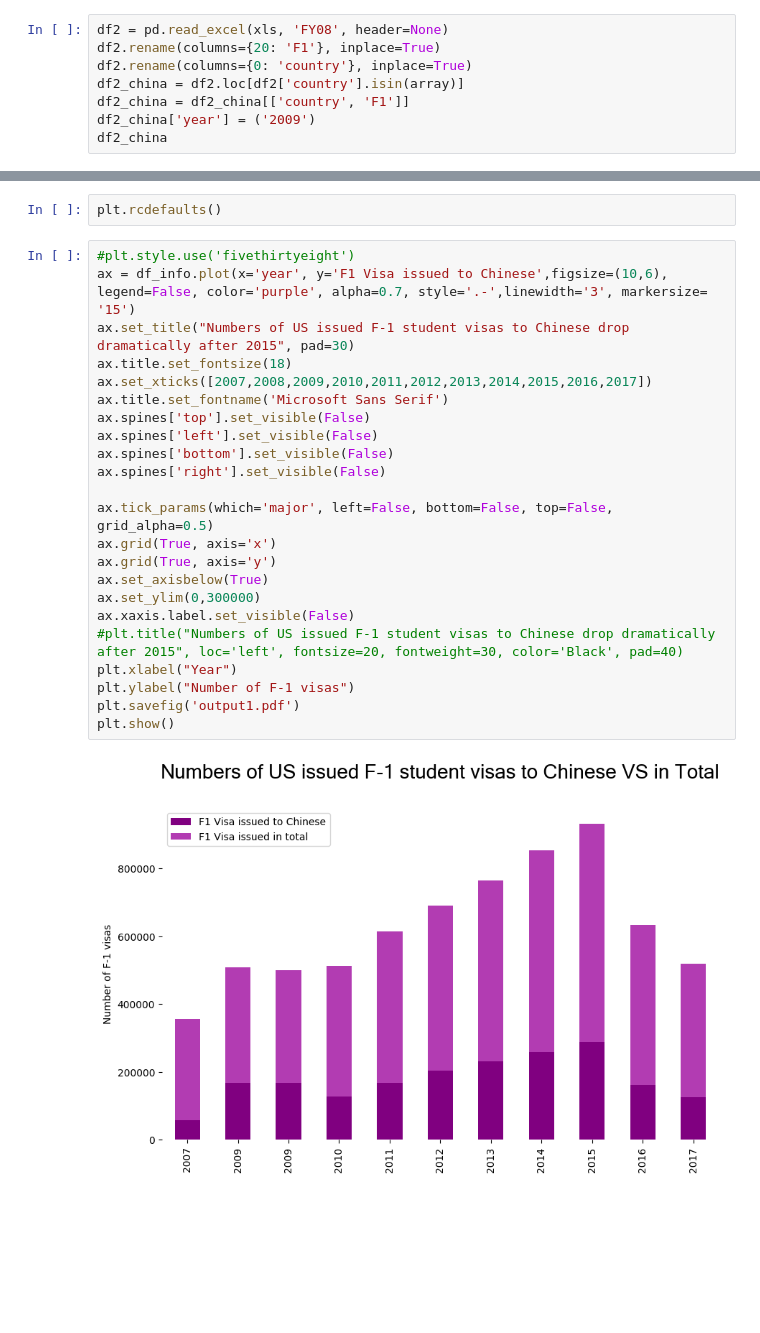
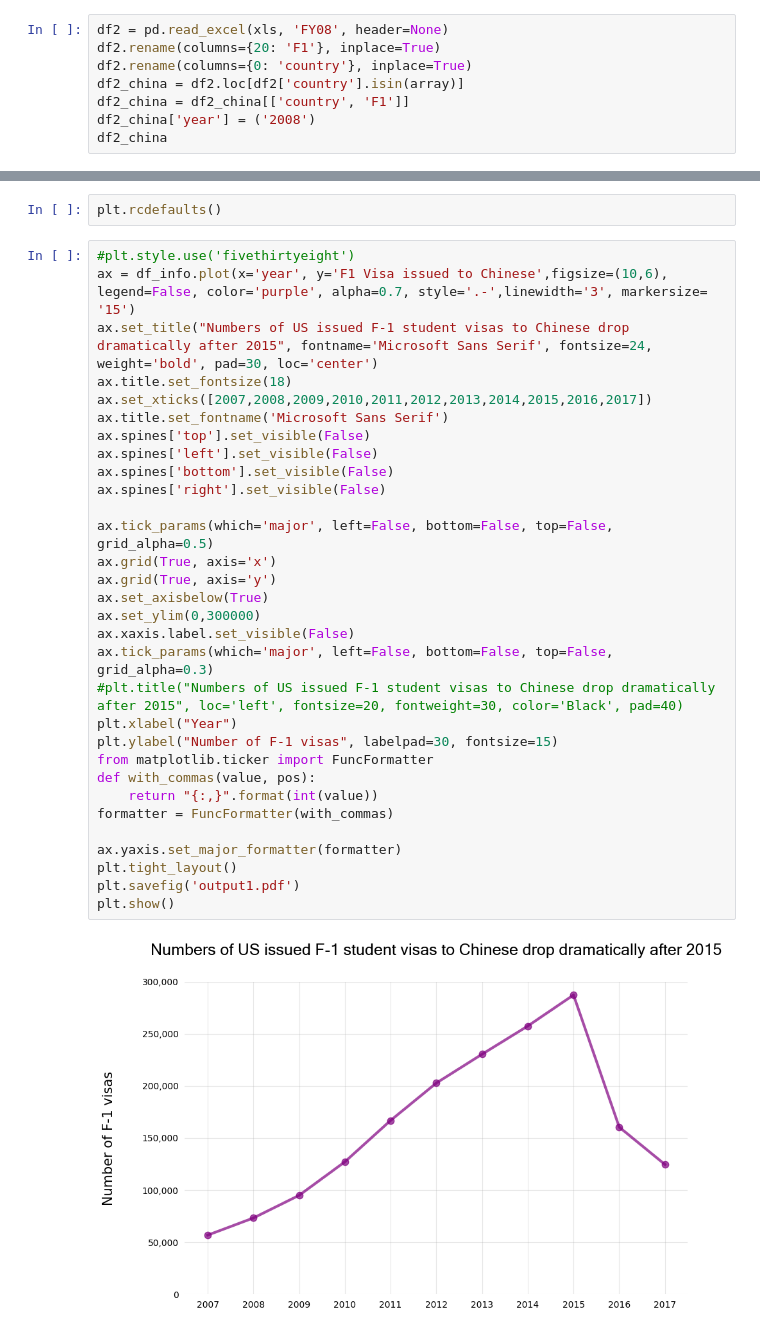
Before and after one commit to SiruiZhu/Data-Studio, a Jupyter notebook: code/01-internationalstudent/Chinese students are less in the US_Zhu.ipynb, the cells around one changed output, grey strips where cells are left out. Saved outputs shown, nothing was run; the diff lists cells and outputs as text; blank space fills up the shorter version.

```diff
--- a/code/01-internationalstudent/Chinese students are less in the US_Zhu.ipynb
+++ b/code/01-internationalstudent/Chinese students are less in the US_Zhu.ipynb
@@ -70,7 +79,7 @@ df2.rename(columns={20: 'F1'}, inplace=True)
 df2.rename(columns={0: 'country'}, inplace=True)
 df2_china = df2.loc[df2['country'].isin(array)]
 df2_china = df2_china[['country', 'F1']]
-df2_china['year'] = ('2009')
+df2_china['year'] = ('2008')
 df2_china
 # %% [output]
 |  | country | F1 | year |
@@ -323,25 +333,33 @@ plt.rcdefaults()
 # %%
 #plt.style.use('fivethirtyeight')
 ax = df_info.plot(x='year', y='F1 Visa issued to Chinese',figsize=(10,6), legend=False, color='purple', alpha=0.7, style='.-',linewidth='3', markersize= '15')
-ax.set_title("Numbers of US issued F-1 student visas to Chinese drop dramatically after 2015", pad=30)
+ax.set_title("Numbers of US issued F-1 student visas to Chinese drop dramatically after 2015", fontname='Microsoft Sans Serif', fontsize=24, weight='bold', pad=30, loc='center')
 ax.title.set_fontsize(18)
 ax.set_xticks([2007,2008,2009,2010,2011,2012,2013,2014,2015,2016,2017])
 ax.title.set_fontname('Microsoft Sans Serif')
 ax.spines['top'].set_visible(False)
 ax.spines['left'].set_visible(False)
 ax.spines['bottom'].set_visible(False)
 ax.spines['right'].set_visible(False)
 
 ax.tick_params(which='major', left=False, bottom=False, top=False, grid_alpha=0.5)
 ax.grid(True, axis='x')
 ax.grid(True, axis='y')
 ax.set_axisbelow(True)
 ax.set_ylim(0,300000)
 ax.xaxis.label.set_visible(False)
+ax.tick_params(which='major', left=False, bottom=False, top=False, grid_alpha=0.3)
 #plt.title("Numbers of US issued F-1 student visas to Chinese drop dramatically after 2015", loc='left', fontsize=20, fontweight=30, color='Black', pad=40)
 plt.xlabel("Year")
-plt.ylabel("Number of F-1 visas")
+plt.ylabel("Number of F-1 visas", labelpad=30, fontsize=15)
+from matplotlib.ticker import FuncFormatter
+def with_commas(value, pos):
+    return "{:,}".format(int(value))
+formatter = FuncFormatter(with_commas)
+
+ax.yaxis.set_major_formatter(formatter)
+plt.tight_layout()
 plt.savefig('output1.pdf')
 plt.show()
 # %% [output]
-[figure, old version]
+[figure, new version]
```
Also changed, not shown: parts of 17 cells of this notebook, 11 other files.
